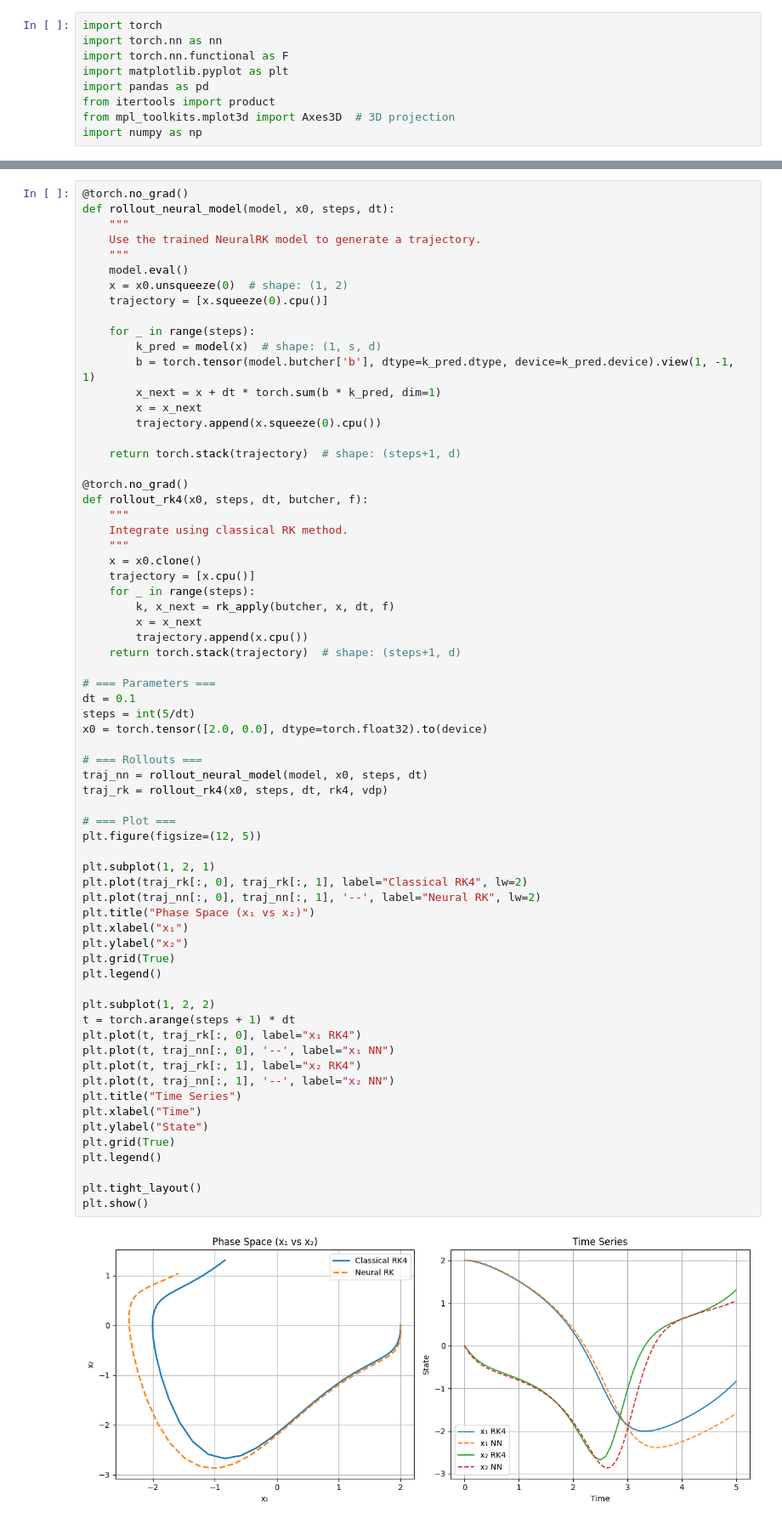
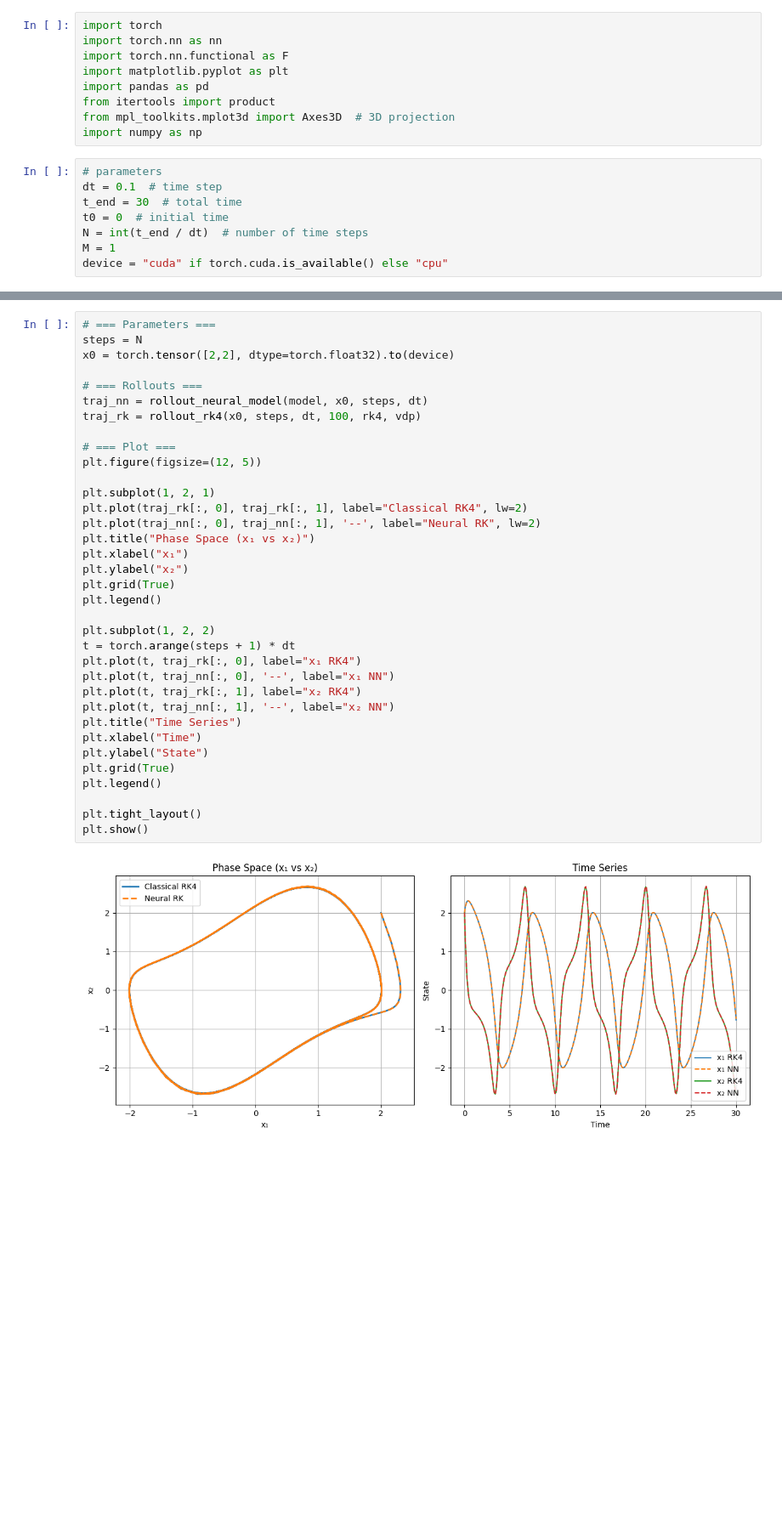
Before and after one commit to GeorgeWilliam1999/TrackExtrapolation, a Jupyter notebook: PINN_VDP_TESTING/Stagewise_NN/RK_PINN.ipynb, the cells around one changed output, grey strips where cells are left out. Shown at 85% size. Saved outputs shown, nothing was run; the diff lists cells and outputs as text; blank space fills up the shorter version.

```diff
--- a/PINN_VDP_TESTING/Stagewise_NN/RK_PINN.ipynb
+++ b/PINN_VDP_TESTING/Stagewise_NN/RK_PINN.ipynb
@@ -7,3 +9,11 @@ import pandas as pd
 from itertools import product
 from mpl_toolkits.mplot3d import Axes3D  # 3D projection
 import numpy as np
+# %%
+# parameters
+dt = 0.1  # time step
+t_end = 30  # total time
+t0 = 0  # initial time
+N = int(t_end / dt)  # number of time steps
+M = 1
+device = "cuda" if torch.cuda.is_available() else "cpu"
@@ -271,70 +358,38 @@ Converged after 5551 epochs with loss 0.000002
 # %%
-@torch.no_grad()
-def rollout_neural_model(model, x0, steps, dt):
-    """
-    Use the trained NeuralRK model to generate a trajectory.
-    """
-    model.eval()
-    x = x0.unsqueeze(0)  # shape: (1, 2)
-    trajectory = [x.squeeze(0).cpu()]
-
-    for _ in range(steps):
-        k_pred = model(x)  # shape: (1, s, d)
-        b = torch.tensor(model.butcher['b'], dtype=k_pred.dtype, device=k_pred.device).view(1, -1, 1)
-        x_next = x + dt * torch.sum(b * k_pred, dim=1)
-        x = x_next
-        trajectory.append(x.squeeze(0).cpu())
-
-    return torch.stack(trajectory)  # shape: (steps+1, d)
-
-@torch.no_grad()
-def rollout_rk4(x0, steps, dt, butcher, f):
-    """
-    Integrate using classical RK method.
-    """
-    x = x0.clone()
-    trajectory = [x.cpu()]
-    for _ in range(steps):
-        k, x_next = rk_apply(butcher, x, dt, f)
-        x = x_next
-        trajectory.append(x.cpu())
-    return torch.stack(trajectory)  # shape: (steps+1, d)
-
 # === Parameters ===
-dt = 0.1
-steps = int(5/dt)
-x0 = torch.tensor([2.0, 0.0], dtype=torch.float32).to(device)
+steps = N
+x0 = torch.tensor([2,2], dtype=torch.float32).to(device)
 
 # === Rollouts ===
 traj_nn = rollout_neural_model(model, x0, steps, dt)
-traj_rk = rollout_rk4(x0, steps, dt, rk4, vdp)
+traj_rk = rollout_rk4(x0, steps, dt, 100, rk4, vdp)
 
 # === Plot ===
 plt.figure(figsize=(12, 5))
 
 plt.subplot(1, 2, 1)
 plt.plot(traj_rk[:, 0], traj_rk[:, 1], label="Classical RK4", lw=2)
 plt.plot(traj_nn[:, 0], traj_nn[:, 1], '--', label="Neural RK", lw=2)
 plt.title("Phase Space (x₁ vs x₂)")
 plt.xlabel("x₁")
 plt.ylabel("x₂")
 plt.grid(True)
 plt.legend()
 
 plt.subplot(1, 2, 2)
 t = torch.arange(steps + 1) * dt
 plt.plot(t, traj_rk[:, 0], label="x₁ RK4")
 plt.plot(t, traj_nn[:, 0], '--', label="x₁ NN")
 plt.plot(t, traj_rk[:, 1], label="x₂ RK4")
 plt.plot(t, traj_nn[:, 1], '--', label="x₂ NN")
 plt.title("Time Series")
 plt.xlabel("Time")
 plt.ylabel("State")
 plt.grid(True)
 plt.legend()
 
 plt.tight_layout()
 plt.show()
 # %% [output]
-[figure, old version]
+[figure, new version]
 # %%
```
Also changed, not shown: parts of 23 cells of this notebook, 9 other files.
